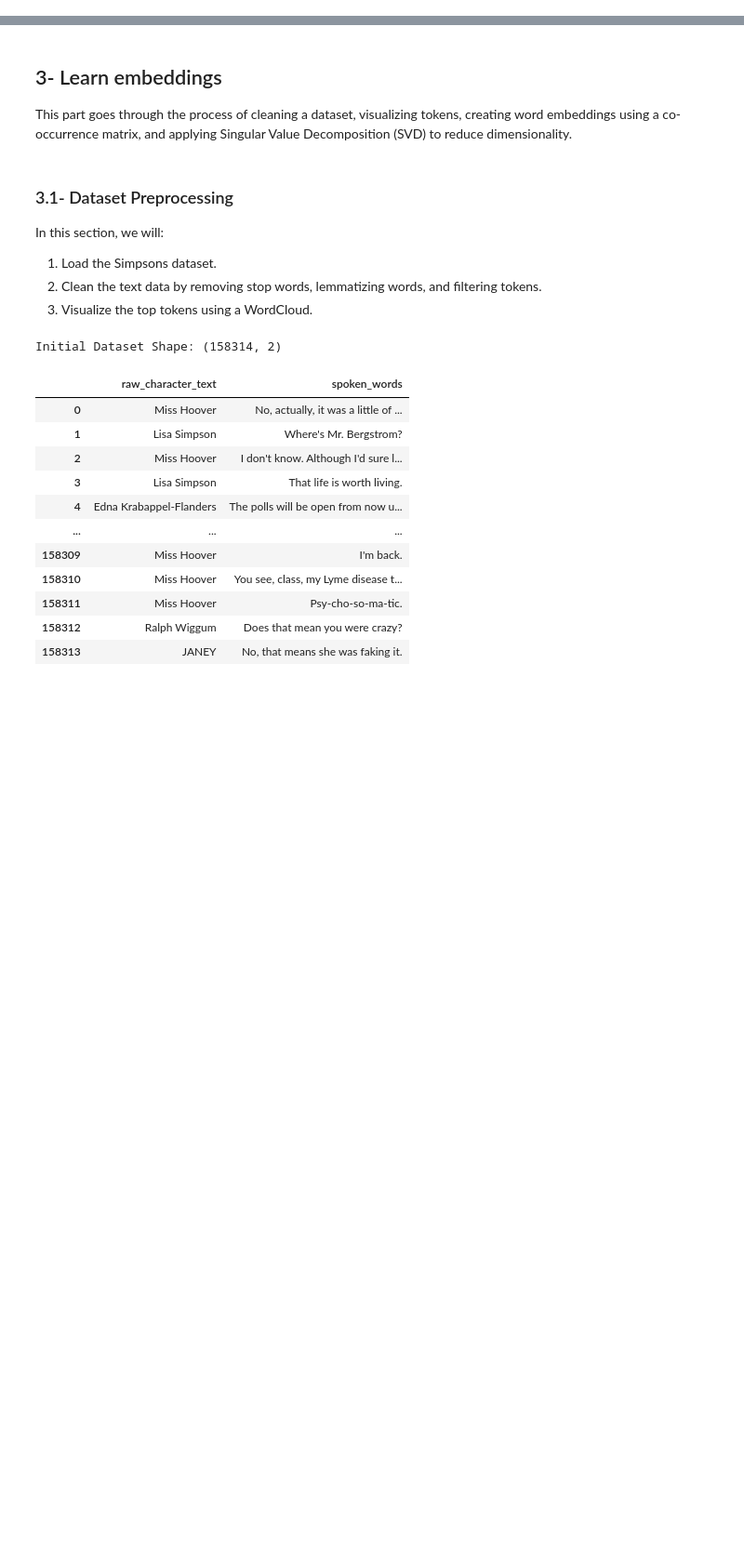
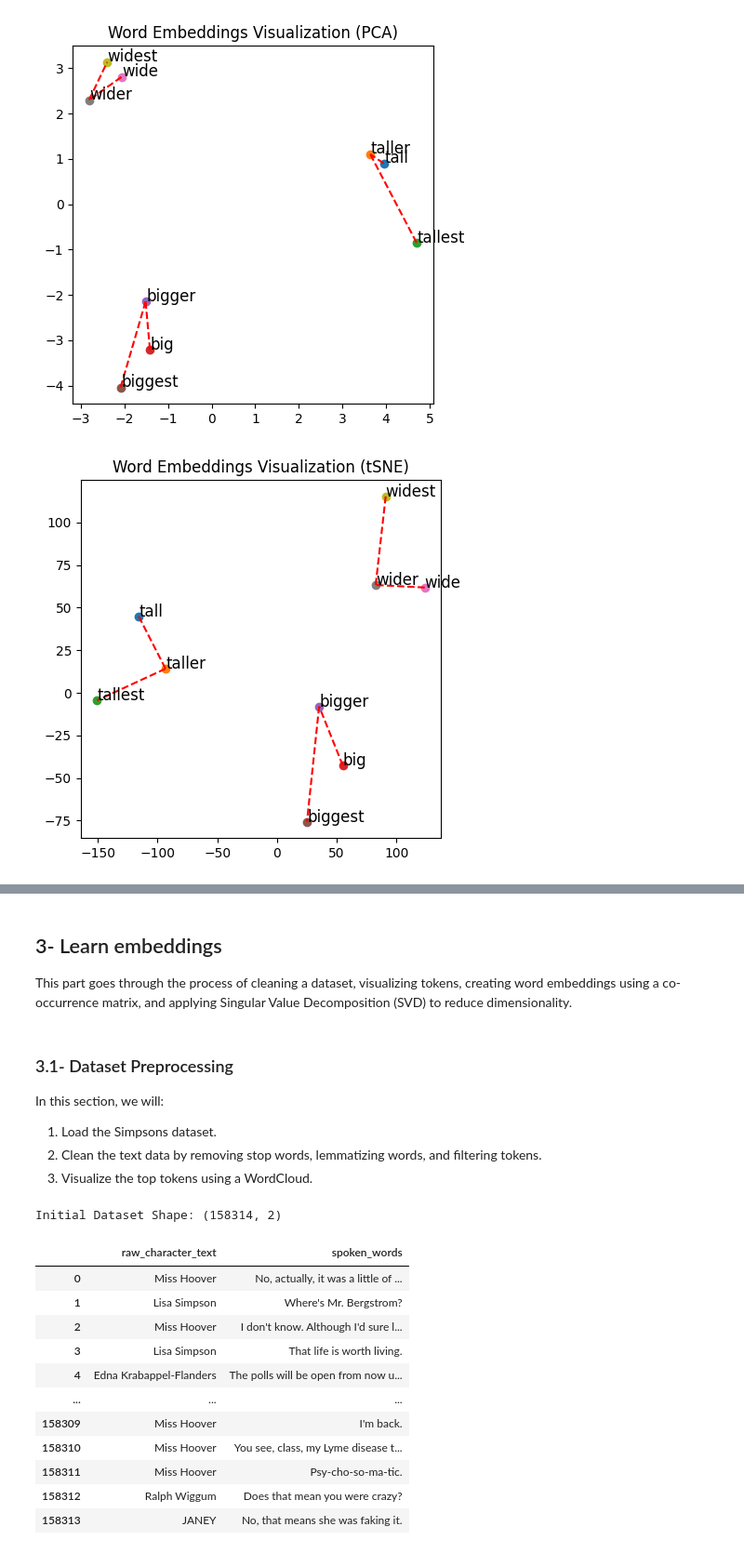
Before and after one commit to fraxea/Linear-Algebra-FALL2024-Assignment-2, a Jupyter notebook: Word Embeddings/draft.ipynb, the cells around one changed output, grey strips where cells are left out. Shown at 93% size. Saved outputs shown, nothing was run; the diff lists cells and outputs as text; code cells hidden in the pictures; blank space fills up the shorter version.

```diff
--- a/Word Embeddings/draft.ipynb
+++ b/Word Embeddings/draft.ipynb
@@ -197,0 +142,42 @@ test_set = [
+# %%
+def plot_embeddings_2d(model, words, method="PCA", perplexity=None, line_plot=None):
+    embeddings = [model[word] for word in words]
+
+    if method == "PCA":
+        reducer = PCA(n_components=2)
+    elif method == "tSNE":
+        reducer = TSNE(n_components=2, random_state=42, perplexity=perplexity)
+    else:
+        raise ValueError("Invalid method. Choose 'PCA' or 'tSNE'")
+
+    reduced_embeddings = reducer.fit_transform(np.array(embeddings))
+
+    # plot
+    plt.figure(figsize=(5, 5))
+    for i, word in enumerate(words):
+        x, y = reduced_embeddings[i]
+        plt.scatter(x, y)
+        plt.text(x + 0.01, y + 0.01, word, fontsize=12)
+
+    # TODO: You should use line_plot list to draw lines based on line_plot
+    if line_plot:
+        for (i, j) in line_plot:
+            x1, y1 = reduced_embeddings[i]
+            x2, y2 = reduced_embeddings[j]
+            plt.plot([x1, x2], [y1, y2], color='red', linestyle='--')
+
+    plt.title(f"Word Embeddings Visualization ({method})")
+    plt.show()
+# %%
+words = ["tall", "taller", "tallest", "big", "bigger", "biggest", "wide", "wider", "widest"]
+line_plot = [(0, 1), (1, 2), (3, 4), (4, 5), (6, 7), (7, 8)]
+words1 = ["smart", "smarter", "smartest", "wide", "wider", "widest", "small", "smaller", "smallest"]
+line_plot1 = [(0, 1), (1, 2), (3, 4), (4, 5), (6, 7), (7, 8)]
+words2 = ["man", "woman", "king", "queen", "boy", "girl", "husband", "wife"]
+line_plot2 = [(0, 1), (2, 3), (4, 5), (6, 7)]
+# %%
+plot_embeddings_2d(model, words, method="PCA", line_plot = line_plot)
+plot_embeddings_2d(model, words, method="tSNE", perplexity = 3, line_plot = line_plot)
+# %% [output]
+[figure, added]
+[figure, added]
```
Also changed, not shown: parts of 38 cells of this notebook, 1 other file.
